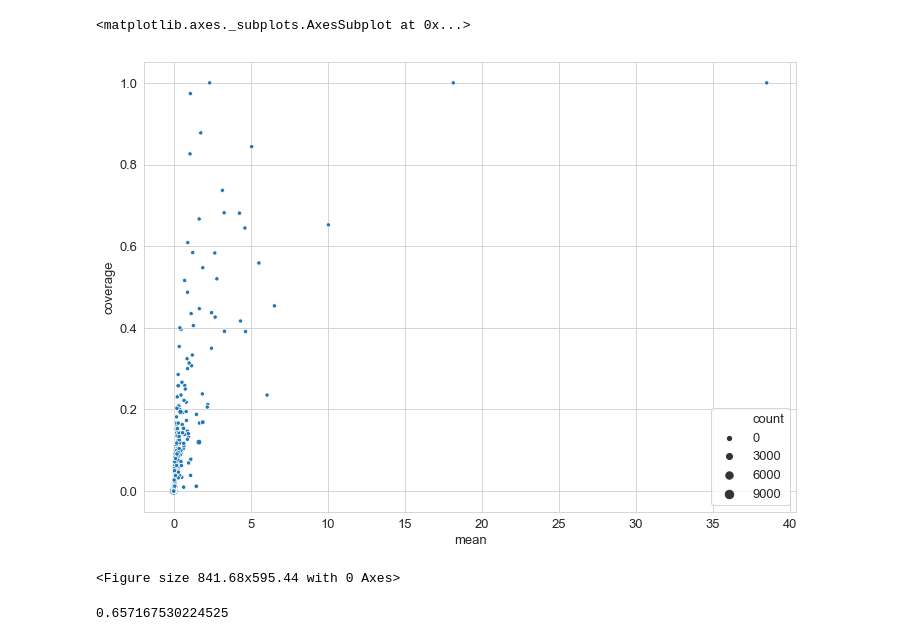
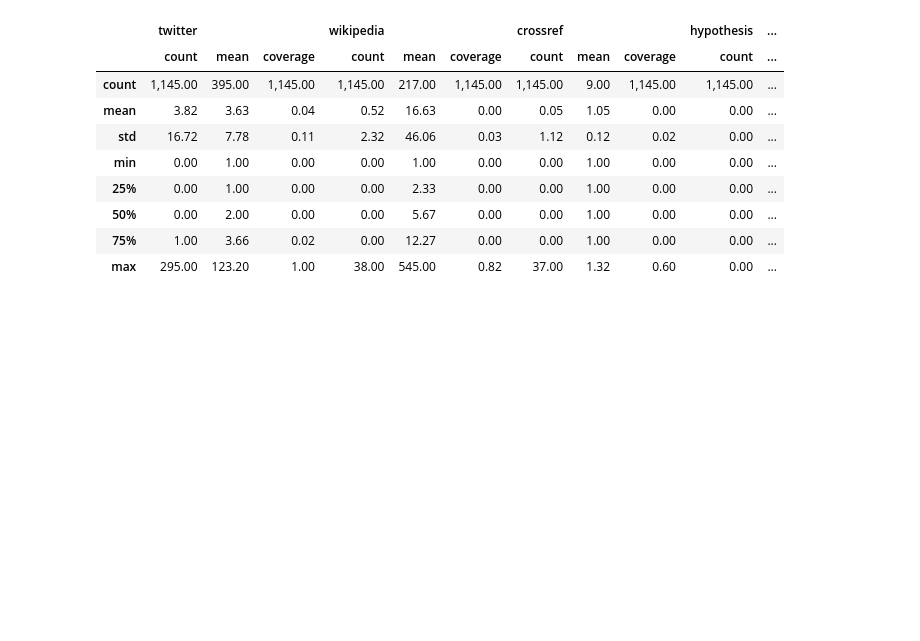
Before and after one commit to ScholCommLab/paperbuzz_analysis, a Jupyter notebook: analyse_paperbuzz.ipynb, the cells around one changed output. Drawn from its saved outputs; the diff is of its cells as text; code cells hidden in the pictures; blank space fills up the shorter version.

```diff
--- a/analyse_paperbuzz.ipynb
+++ b/analyse_paperbuzz.ipynb
@@ -68,19 +62,13 @@ data[['twitter', 'wikipedia']].describe()
-# %%
-metric = 'twitter'
-sns.scatterplot(x='mean', y='coverage', size='count', data=data[metric])
-# %% [output]
-<matplotlib.axes._subplots.AxesSubplot at 0x...>
-[figure, removed]
-# %%
-for metric in ['twitter', 'wikipedia', 'crossref', 'hypothesis']:
-    sns.scatterplot(x='mean', y='coverage', size='count', data=data[metric])
-    plt.savefig('%s_2017.png' % metric)
-    plt.clf()
-# plt.xlim([0,50])
-# %% [output]
-<Figure size 841.68x595.44 with 0 Axes>
-# %%
-df2 = data['twitter']
-len(df2[df2['coverage'] == 0])/len(df2)
-# %% [output]
-0.657167530224525
+# %%
+prefixes[['twitter', 'wikipedia', 'crossref', 'hypothesis']].describe()
+# %% [output]
+|  | twitter |  |  | wikipedia |  |  | crossref |  |  | hypothesis | ... |
+|  | count | mean | coverage | count | mean | coverage | count | mean | coverage | count | ... |
+| count | 1,145.00 | 395.00 | 1,145.00 | 1,145.00 | 217.00 | 1,145.00 | 1,145.00 | 9.00 | 1,145.00 | 1,145.00 | ... |
+| mean | 3.82 | 3.63 | 0.04 | 0.52 | 16.63 | 0.00 | 0.05 | 1.05 | 0.00 | 0.00 | ... |
+| std | 16.72 | 7.78 | 0.11 | 2.32 | 46.06 | 0.03 | 1.12 | 0.12 | 0.02 | 0.00 | ... |
+| min | 0.00 | 1.00 | 0.00 | 0.00 | 1.00 | 0.00 | 0.00 | 1.00 | 0.00 | 0.00 | ... |
+| 25% | 0.00 | 1.00 | 0.00 | 0.00 | 2.33 | 0.00 | 0.00 | 1.00 | 0.00 | 0.00 | ... |
+| 50% | 0.00 | 2.00 | 0.00 | 0.00 | 5.67 | 0.00 | 0.00 | 1.00 | 0.00 | 0.00 | ... |
+| 75% | 1.00 | 3.66 | 0.02 | 0.00 | 12.27 | 0.00 | 0.00 | 1.00 | 0.00 | 0.00 | ... |
+| max | 295.00 | 123.20 | 1.00 | 38.00 | 545.00 | 0.82 | 37.00 | 1.32 | 0.60 | 0.00 | ... |
```
Also changed, not shown: parts of 14 cells of this notebook, 7 other files.
